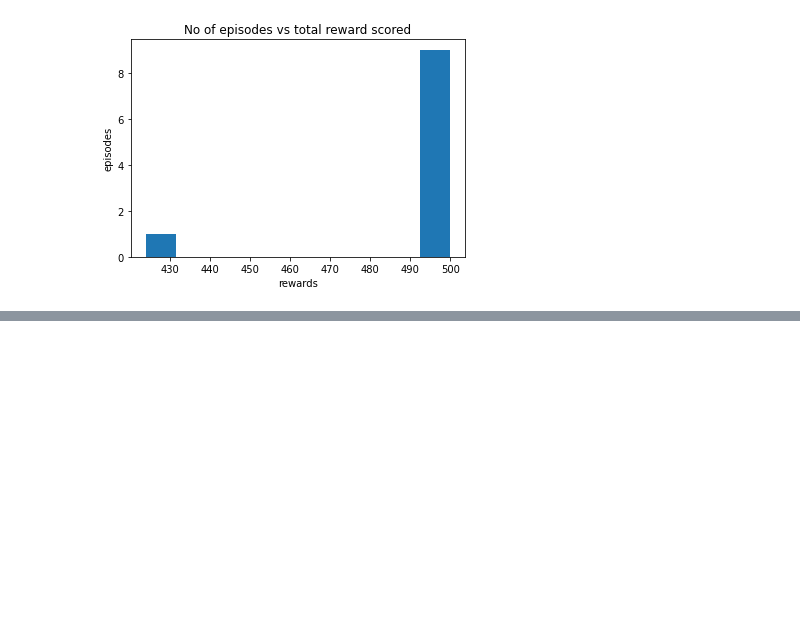
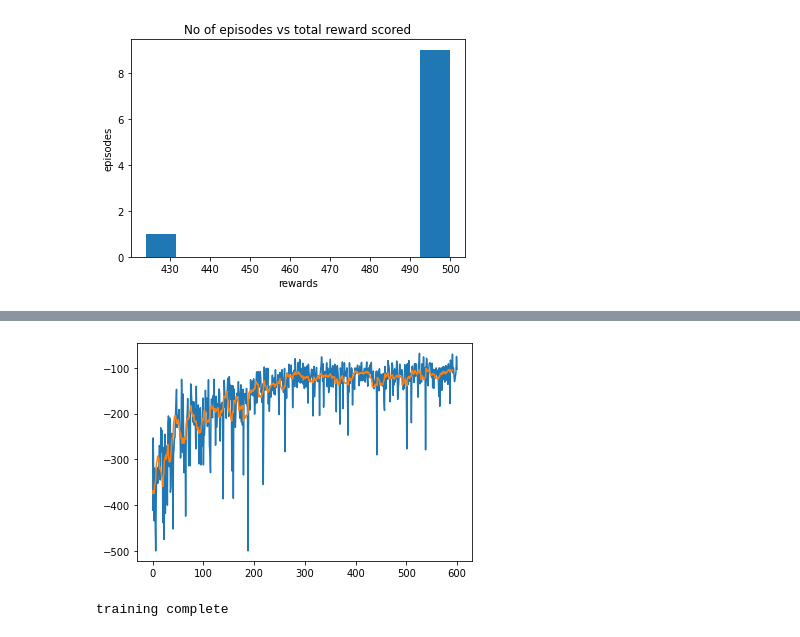
Before and after one commit to NitishNaineni/Actor-Critic, a Jupyter notebook: main.ipynb, the cells around one changed output, grey strips where cells are left out. Drawn from its saved outputs; the diff is of its cells as text; code cells hidden in the pictures; blank space fills up the shorter version.

```diff
--- a/main.ipynb
+++ b/main.ipynb
@@ -237,0 +241,51 @@ plt.savefig('LunarLander-v2.pth_evaluation.png',dpi=300)
+# %%
+lr = 0.001
+betas = (0.9, 0.999)
+gamma = 0.99
+episodes = 10000
+max_iterations = 10000
+goal = -100
+plot_iters = 10
+# %%
+env = gym.make('Acrobot-v1')
+state_dim = env.observation_space.shape[0]
+n_actions = env.action_space.n
+# A2C = ActorCritic(state_dim, n_actions, gamma).to(device)
+A2C = ActorCritic(state_dim, n_actions, gamma)
+optimizer = optim.Adam(A2C.parameters(), lr=lr, betas=betas)
+# %%
+episode_rewards = []
+for episode in range(episodes):
+    obs = env.reset()
+    total_reward = 0
+    for iter in range(max_iterations):
+        action  = A2C(obs)
+        obs, reward, done, _ = env.step(action)
+        if reward > 99:
+            done = True
+        A2C.rewards.append(reward)
+        total_reward += reward
+        if done:
+            break
+
+    episode_rewards.append(total_reward)
+    optimizer.zero_grad()
+    loss = A2C.get_dat_loss()
+    loss.backward()
+    optimizer.step()
+    A2C.clear()
+
+    if sum(episode_rewards[-10:])/10 > goal and episode > 100:
+        torch.save(A2C.state_dict(), f'{env.unwrapped.spec.id}.pth')
+        print("training complete")
+        break
+
+    if episode%plot_iters == 0:
+        clear_output(wait=True)
+        plt.plot(episode_rewards)
+        avg_rewards = np.convolve(episode_rewards, np.ones(plot_iters)/plot_iters, mode='valid')
+        plt.plot(avg_rewards)
+        plt.pause(0.00000000001)
+# %% [output]
+[figure, added]
+training complete
```
Also changed, not shown: parts of 6 cells of this notebook, 7 other files.
